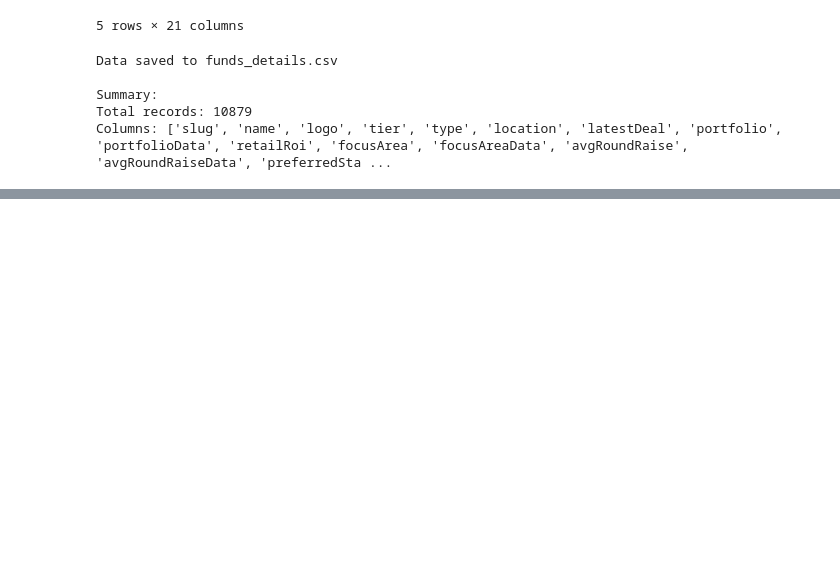
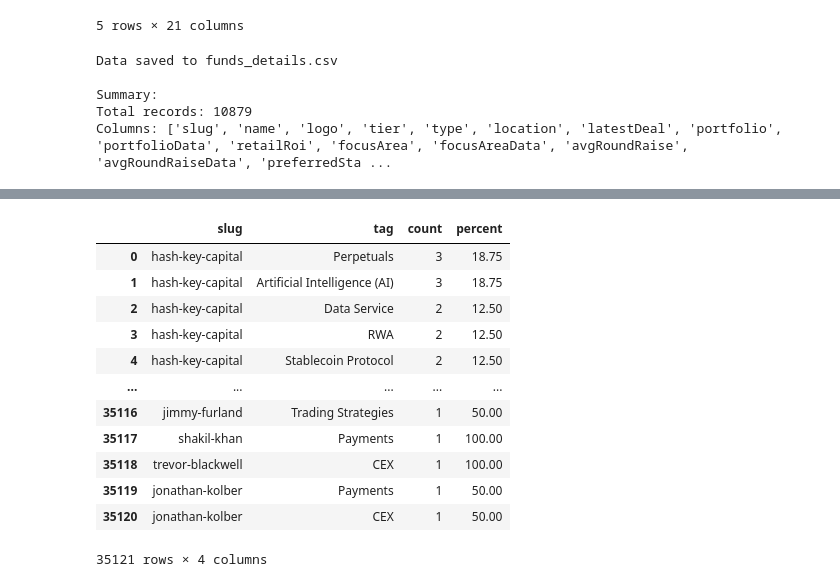
Before and after one commit to mnajjaa/Crypto-Fund-Due-Diligence-Automation, a Jupyter notebook: data/notebooks/FundsScrap.ipynb, the cells around one changed output, grey strips where cells are left out. Saved outputs shown, nothing was run; the diff lists cells and outputs as text; code cells hidden in the pictures; blank space fills up the shorter version.

```diff
--- a/data/notebooks/FundsScrap.ipynb
+++ b/data/notebooks/FundsScrap.ipynb
@@ -248,0 +441,16 @@ Columns: ['slug', 'name', 'logo', 'tier', 'type', 'location', 'latestDeal', 'por
+# %%
+focus_area_df
+# %% [output]
+|  | slug | tag | count | percent |
+| 0 | hash-key-capital | Perpetuals | 3 | 18.75 |
+| 1 | hash-key-capital | Artificial Intelligence (AI) | 3 | 18.75 |
+| 2 | hash-key-capital | Data Service | 2 | 12.50 |
+| 3 | hash-key-capital | RWA | 2 | 12.50 |
+| 4 | hash-key-capital | Stablecoin Protocol | 2 | 12.50 |
+| ... | ... | ... | ... | ... |
+| 35116 | jimmy-furland | Trading Strategies | 1 | 50.00 |
+| 35117 | shakil-khan | Payments | 1 | 100.00 |
+| 35118 | trevor-blackwell | CEX | 1 | 100.00 |
+| 35119 | jonathan-kolber | Payments | 1 | 50.00 |
+| 35120 | jonathan-kolber | CEX | 1 | 50.00 |
+35121 rows × 4 columns
```
Also changed, not shown: parts of 9 cells of this notebook, 4 other files.
